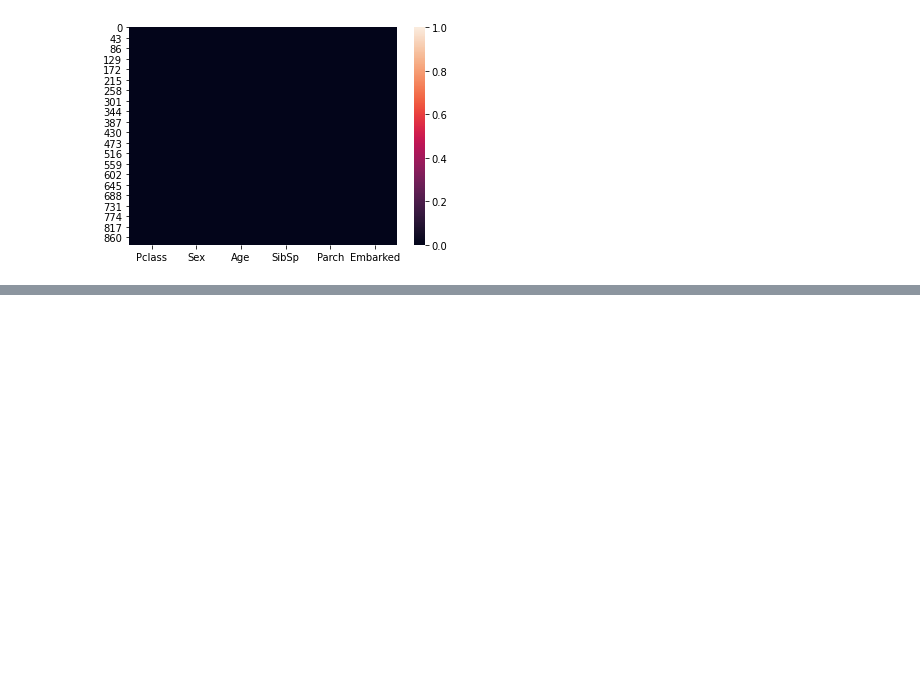
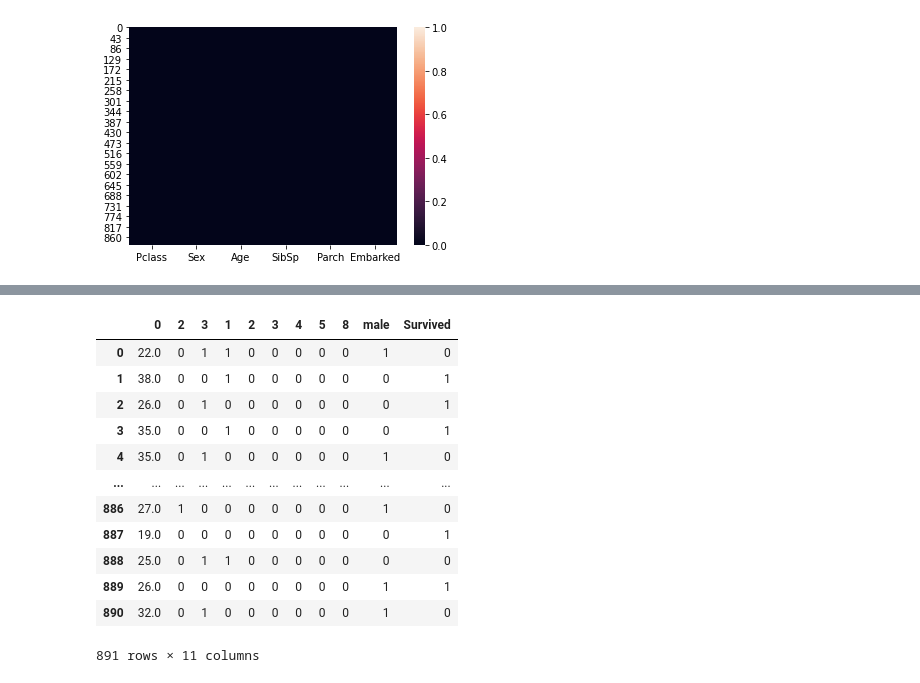
Before and after one commit to HarshAgrawal25/python, a Jupyter notebook: 30-12-2020.ipynb, the cells around one changed output, grey strips where cells are left out. Saved outputs shown, nothing was run; the diff lists cells and outputs as text; code cells hidden in the pictures; blank space fills up the shorter version.

```diff
--- a/30-12-2020.ipynb
+++ b/30-12-2020.ipynb
@@ -102,2 +102,2 @@ sex = X['Sex']
 # %%
-pd.get_dummies(sex,drop_first=True)
+Sex = pd.get_dummies(Sex,drop_first=True)
@@ -118,4 +104,4 @@ pd.get_dummies(sex,drop_first=True)
 # %%
 pclass = X['Pclass']
 # %%
-pd.get_dummies(pclass, drop_first=True)
+pclass = pd.get_dummies(pclass, drop_first=True)
@@ -316,0 +328,20 @@ sns.heatmap(X.isnull())
+# %%
+dataset_final = pd.concat([age,pclass,sibsp,Sex,y] , axis=1)
+# %%
+dataset_final= dataset_final.dropna()
+# %%
+dataset_final
+# %% [output]
+|  | 0 | 2 | 3 | 1 | 2 | 3 | 4 | 5 | 8 | male | Survived |
+| 0 | 22.0 | 0 | 1 | 1 | 0 | 0 | 0 | 0 | 0 | 1 | 0 |
+| 1 | 38.0 | 0 | 0 | 1 | 0 | 0 | 0 | 0 | 0 | 0 | 1 |
+| 2 | 26.0 | 0 | 1 | 0 | 0 | 0 | 0 | 0 | 0 | 0 | 1 |
+| 3 | 35.0 | 0 | 0 | 1 | 0 | 0 | 0 | 0 | 0 | 0 | 1 |
+| 4 | 35.0 | 0 | 1 | 0 | 0 | 0 | 0 | 0 | 0 | 1 | 0 |
+| ... | ... | ... | ... | ... | ... | ... | ... | ... | ... | ... | ... |
+| 886 | 27.0 | 1 | 0 | 0 | 0 | 0 | 0 | 0 | 0 | 1 | 0 |
+| 887 | 19.0 | 0 | 0 | 0 | 0 | 0 | 0 | 0 | 0 | 0 | 1 |
+| 888 | 25.0 | 0 | 1 | 1 | 0 | 0 | 0 | 0 | 0 | 0 | 0 |
+| 889 | 26.0 | 0 | 0 | 0 | 0 | 0 | 0 | 0 | 0 | 1 | 1 |
+| 890 | 32.0 | 0 | 1 | 0 | 0 | 0 | 0 | 0 | 0 | 1 | 0 |
+891 rows × 11 columns
```
Also changed, not shown: parts of 22 cells of this notebook.
